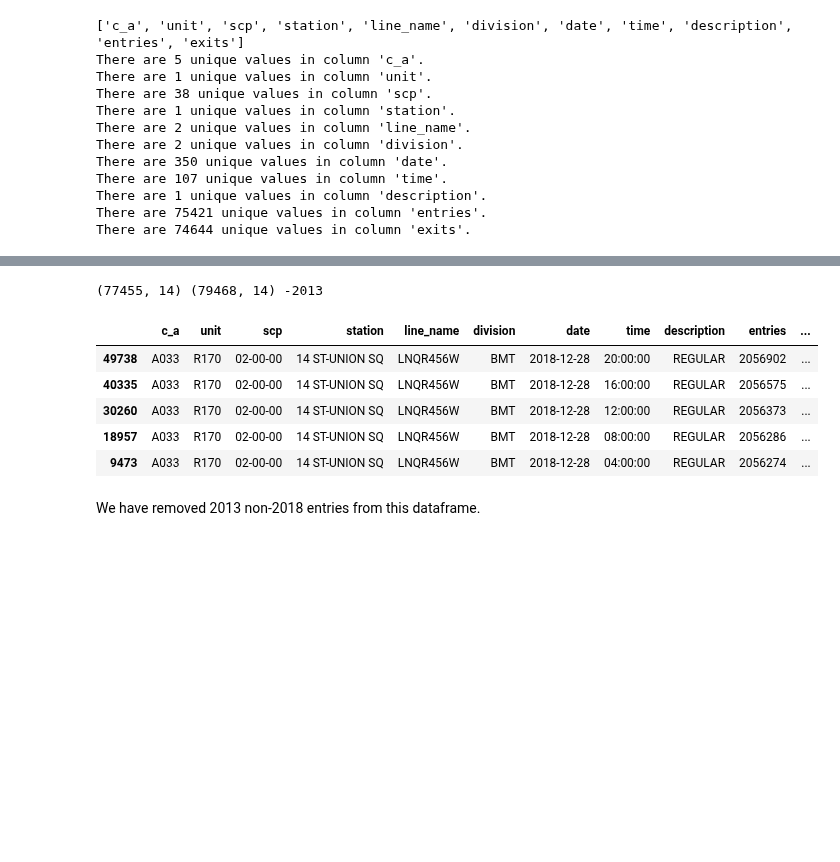
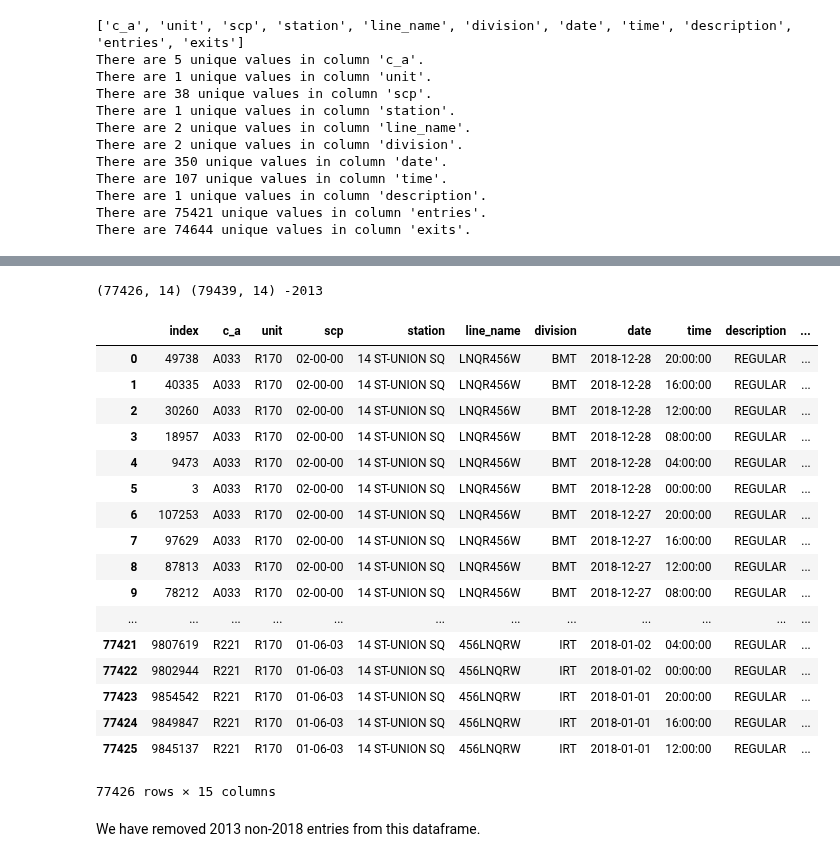
Before and after one commit to MahfuzurRahmanMiah/MTA_Turnstile_Data, a Jupyter notebook: MTA_Turnstile_Data.ipynb, the cells around one changed output, grey strips where cells are left out. Cells and saved outputs as stored; diff of their text form; code cells hidden in the pictures; blank space fills up the shorter version.

Commit message:
edits to dataframe in MTA_Turnstile_Data

```diff
--- a/MTA_Turnstile_Data.ipynb
+++ b/MTA_Turnstile_Data.ipynb
@@ -210,6 +196,9 @@ df_station_cleaned2.loc[:, "entries_diff"] = df_station_cleaned2['entries'].diff
 df_temp1 = df_station_cleaned2.sort_values(by=['c_a','unit', 'scp', 'date', 'time'],ascending = [True, True, True, False, False]).copy()
 df_station_cleaned2.loc[:, "entries_diff"] = df_temp1.groupby(['c_a', 'unit', 'scp'], as_index=False)['entries'].diff(periods =-1).tolist()
 df_station_cleaned2.loc[:, "exits_diff"] = df_temp1.groupby(['c_a', 'unit', 'scp'], as_index=False)['entries'].diff(periods =-1).tolist()
+
+df_station_cleaned2.drop(df_station_cleaned2[(df_station_cleaned2['entries_diff'] < 0)].index, inplace=True)
+df_station_cleaned2.drop(df_station_cleaned2[(df_station_cleaned2['entries_diff'] > 5000)].index, inplace=True)
 df_3 = df_station_cleaned2.dropna()
 print(df_station_cleaned2.shape, df_3.shape)
 # %% [output]
@@ -230,17 +237,30 @@ plt.show()
 # %%
 df_station_cleaned2['year'] = df_station_cleaned2['date'].dt.year.copy()
 df_station_2018 = df_station_cleaned2[df_station_cleaned2.year == 2018].copy()
 print(df_station_2018.shape, df_station_cleaned2.shape, df_station_2018.shape[0] - df_station_cleaned2.shape[0])
 #gdate = df_station_cleaned.groupby('date')
 df_station_2018.head()
+df_station_2018.reset_index()
 # %% [output]
-(77455, 14) (79468, 14) -2013
+(77426, 14) (79439, 14) -2013
-|  | c_a | unit | scp | station | line_name | division | date | time | description | entries | ... |
-| 49738 | A033 | R170 | 02-00-00 | 14 ST-UNION SQ | LNQR456W | BMT | 2018-12-28 | 20:00:00 | REGULAR | 2056902 | ... |
-| 40335 | A033 | R170 | 02-00-00 | 14 ST-UNION SQ | LNQR456W | BMT | 2018-12-28 | 16:00:00 | REGULAR | 2056575 | ... |
-| 30260 | A033 | R170 | 02-00-00 | 14 ST-UNION SQ | LNQR456W | BMT | 2018-12-28 | 12:00:00 | REGULAR | 2056373 | ... |
-| 18957 | A033 | R170 | 02-00-00 | 14 ST-UNION SQ | LNQR456W | BMT | 2018-12-28 | 08:00:00 | REGULAR | 2056286 | ... |
-| 9473 | A033 | R170 | 02-00-00 | 14 ST-UNION SQ | LNQR456W | BMT | 2018-12-28 | 04:00:00 | REGULAR | 2056274 | ... |
+|  | index | c_a | unit | scp | station | line_name | division | date | time | description | ... |
+| 0 | 49738 | A033 | R170 | 02-00-00 | 14 ST-UNION SQ | LNQR456W | BMT | 2018-12-28 | 20:00:00 | REGULAR | ... |
+| 1 | 40335 | A033 | R170 | 02-00-00 | 14 ST-UNION SQ | LNQR456W | BMT | 2018-12-28 | 16:00:00 | REGULAR | ... |
+| 2 | 30260 | A033 | R170 | 02-00-00 | 14 ST-UNION SQ | LNQR456W | BMT | 2018-12-28 | 12:00:00 | REGULAR | ... |
+| 3 | 18957 | A033 | R170 | 02-00-00 | 14 ST-UNION SQ | LNQR456W | BMT | 2018-12-28 | 08:00:00 | REGULAR | ... |
+| 4 | 9473 | A033 | R170 | 02-00-00 | 14 ST-UNION SQ | LNQR456W | BMT | 2018-12-28 | 04:00:00 | REGULAR | ... |
+| 5 | 3 | A033 | R170 | 02-00-00 | 14 ST-UNION SQ | LNQR456W | BMT | 2018-12-28 | 00:00:00 | REGULAR | ... |
+| 6 | 107253 | A033 | R170 | 02-00-00 | 14 ST-UNION SQ | LNQR456W | BMT | 2018-12-27 | 20:00:00 | REGULAR | ... |
+| 7 | 97629 | A033 | R170 | 02-00-00 | 14 ST-UNION SQ | LNQR456W | BMT | 2018-12-27 | 16:00:00 | REGULAR | ... |
+| 8 | 87813 | A033 | R170 | 02-00-00 | 14 ST-UNION SQ | LNQR456W | BMT | 2018-12-27 | 12:00:00 | REGULAR | ... |
+| 9 | 78212 | A033 | R170 | 02-00-00 | 14 ST-UNION SQ | LNQR456W | BMT | 2018-12-27 | 08:00:00 | REGULAR | ... |
+| ... | ... | ... | ... | ... | ... | ... | ... | ... | ... | ... | ... |
+| 77421 | 9807619 | R221 | R170 | 01-06-03 | 14 ST-UNION SQ | 456LNQRW | IRT | 2018-01-02 | 04:00:00 | REGULAR | ... |
+| 77422 | 9802944 | R221 | R170 | 01-06-03 | 14 ST-UNION SQ | 456LNQRW | IRT | 2018-01-02 | 00:00:00 | REGULAR | ... |
+| 77423 | 9854542 | R221 | R170 | 01-06-03 | 14 ST-UNION SQ | 456LNQRW | IRT | 2018-01-01 | 20:00:00 | REGULAR | ... |
+| 77424 | 9849847 | R221 | R170 | 01-06-03 | 14 ST-UNION SQ | 456LNQRW | IRT | 2018-01-01 | 16:00:00 | REGULAR | ... |
+| 77425 | 9845137 | R221 | R170 | 01-06-03 | 14 ST-UNION SQ | 456LNQRW | IRT | 2018-01-01 | 12:00:00 | REGULAR | ... |
+77426 rows × 15 columns
 # %% [markdown]
 We have removed 2013 non-2018 entries from this dataframe.
 # %%
```
Also changed, not shown: parts of 6 cells of this notebook.
